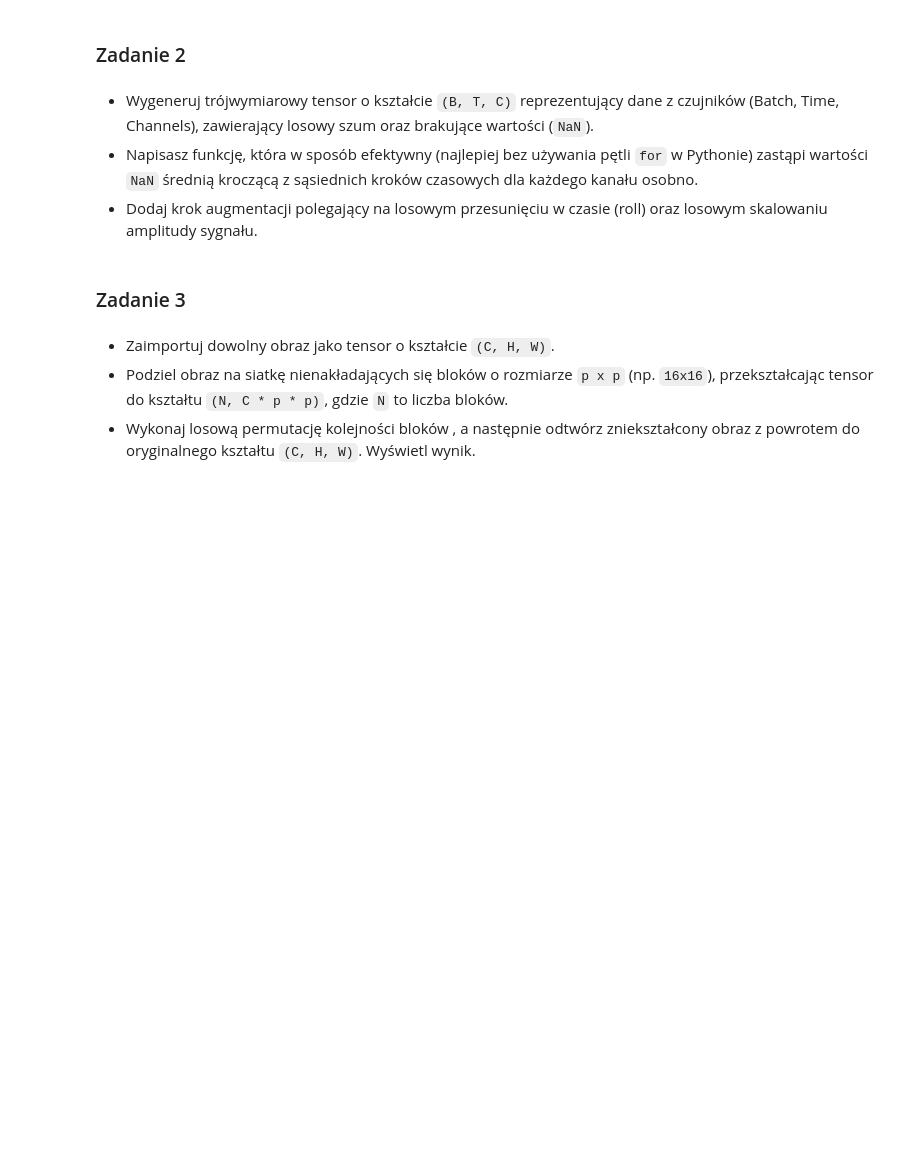
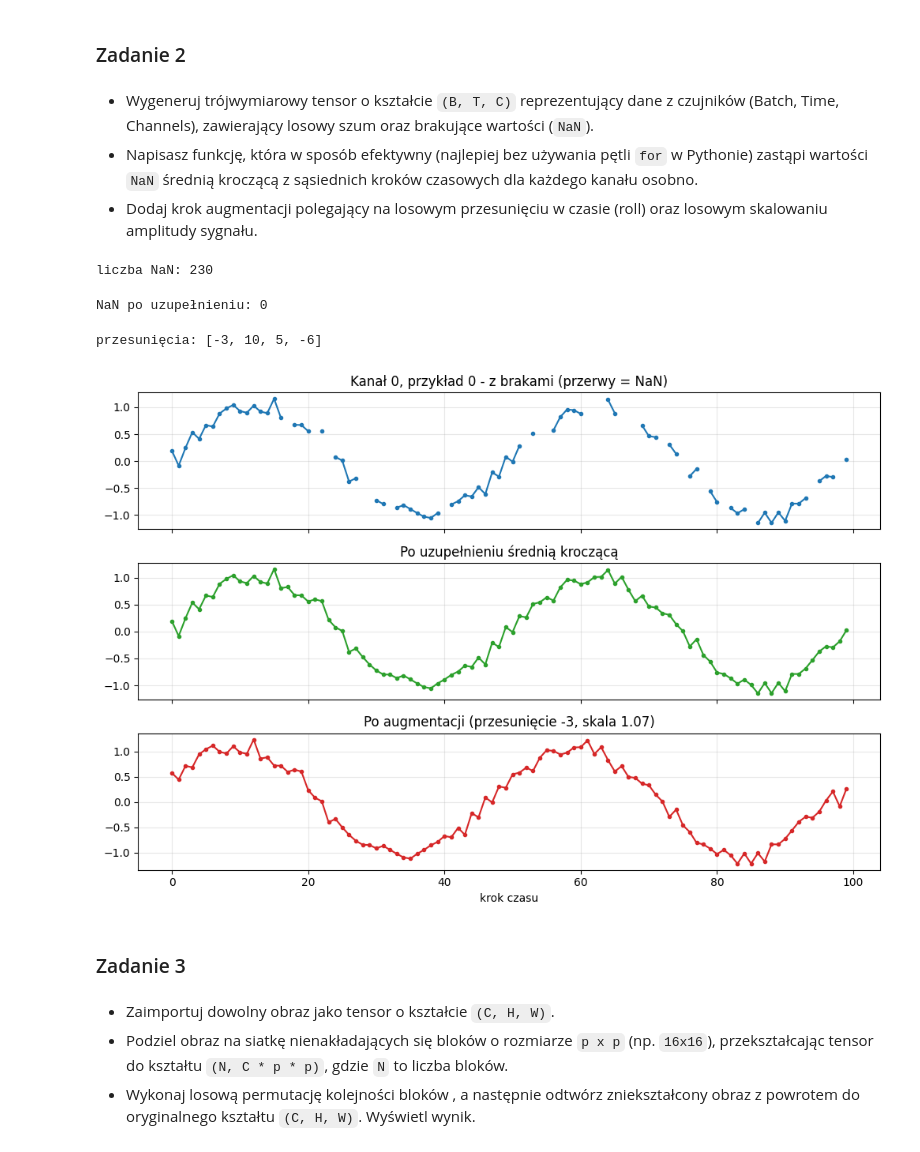
Before and after one commit to 50skydie/Uczenie-glebokie-i-jego-zastosowania, a Jupyter notebook: Pytorch_wprowadzenie.ipynb, the cells around one changed output. Drawn from its saved outputs; the diff is of its cells as text; code cells hidden in the pictures; blank space fills up the shorter version.

```diff
--- a/Pytorch_wprowadzenie.ipynb
+++ b/Pytorch_wprowadzenie.ipynb
@@ -304,6 +319,78 @@ gdzie $\varepsilon \sim \mathcal{N}(0, 1)$ używając tensorów PyTorch.
 * Wygeneruj trójwymiarowy tensor o kształcie `(B, T, C)` reprezentujący dane z czujników (Batch, Time, Channels), zawierający losowy szum oraz brakujące wartości (`NaN`).
 * Napisasz funkcję, która w sposób efektywny (najlepiej bez używania pętli `for` w Pythonie) zastąpi wartości `NaN` średnią kroczącą z sąsiednich kroków czasowych dla każdego kanału osobno.
 * Dodaj krok augmentacji polegający na losowym przesunięciu w czasie (roll) oraz losowym skalowaniu amplitudy sygnału.
+# %%
+import math
+import torch.nn.functional as F
+
+torch.manual_seed(42)
+B, T, C = 4, 100, 3
+
+# 1) Sygnał: trzy "czujniki" (sinus, cosinus, sinus o podwójnej częstotliwości) + szum
+t = torch.linspace(0, 4 * math.pi, T)
+sygnal = torch.stack([torch.sin(t), torch.cos(t), torch.sin(2 * t)], dim=-1)   # (T, C)
+dane = sygnal.unsqueeze(0).repeat(B, 1, 1) + 0.1 * torch.randn(B, T, C)       # (B, T, C)
+maska_nan = torch.rand(B, T, C) < 0.2                                          # ok. 10% braków
+dane[maska_nan] = float("nan")
+print("liczba NaN:", torch.isnan(dane).sum().item())
+# %% [output]
+liczba NaN: 230
+# %%
+# 2) Uzupełnianie NaN średnią kroczącą (bez pętli for)
+def uzupelnij_nan(x, okno=5):
+    # okno musi być nieparzyste, żeby długość sygnału się nie zmieniła
+    B, T, C = x.shape
+    nan = torch.isnan(x)
+    wartosci = torch.where(nan, torch.zeros_like(x), x)        # NaN -> 0 (nie wpływa na sumę)
+    obecne = (~nan).float()                                     # 1 = wartość znana, 0 = brak
+
+    # (B, T, C) -> (B*C, 1, T): każdy kanał każdego przykładu jako osobny sygnał 1D
+    wartosci = wartosci.permute(0, 2, 1).reshape(B * C, 1, T)
+    obecne = obecne.permute(0, 2, 1).reshape(B * C, 1, T)
+
+    jadro = torch.ones(1, 1, okno)                              # filtr sumujący okno
+    suma = F.conv1d(wartosci, jadro, padding=okno // 2)         # suma znanych wartości w oknie
+    licznik = F.conv1d(obecne, jadro, padding=okno // 2)        # ile znanych wartości w oknie
+
+    srednia = (suma / licznik.clamp(min=1)).reshape(B, C, T).permute(0, 2, 1)
+    licznik = licznik.reshape(B, C, T).permute(0, 2, 1)
+
+    # gdy w całym oknie nie ma żadnej znanej wartości - średnia kanału z całego przebiegu
+    srednia_kanalu = torch.nanmean(x, dim=1, keepdim=True).expand_as(x)
+    zastepstwo = torch.where(licznik > 0, srednia, srednia_kanalu)
+    return torch.where(nan, zastepstwo, x)
+
+dane_uzup = uzupelnij_nan(dane)
+print("NaN po uzupełnieniu:", torch.isnan(dane_uzup).sum().item())
+# %% [output]
+NaN po uzupełnieniu: 0
+# %%
+# 3) Augmentacja: losowe przesunięcie w czasie (roll) i losowe skalowanie amplitudy
+def augmentuj(x, max_przesuniecie=10, skala=(0.8, 1.2)):
+    B, T, C = x.shape
+    przes = torch.randint(-max_przesuniecie, max_przesuniecie + 1, (B,))   # osobne przesunięcie dla każdego przykładu
+    # roll bez pętli: indeks wyjścia i bierze wartość z pozycji (i - przesunięcie) mod T
+    idx = (torch.arange(T).unsqueeze(0) - przes.unsqueeze(1)) % T          # (B, T)
+    przesuniete = torch.gather(x, 1, idx.unsqueeze(-1).expand(-1, -1, C))  # (B, T, C)
+    wspolczynniki = torch.empty(B, 1, C).uniform_(*skala)                  # osobna skala dla przykładu i kanału
+    return przesuniete * wspolczynniki, przes, wspolczynniki
+
+
+dane_aug, przes, wsp = augmentuj(dane_uzup)
+print("przesunięcia:", przes.tolist())
+# %% [output]
+przesunięcia: [-3, 10, 5, -6]
+# %%
+fig, ax = plt.subplots(3, 1, figsize=(10, 7), sharex=True)
+ax[0].plot(dane[0, :, 0].numpy(), "o-", ms=3); ax[0].set_title("Kanał 0, przykład 0 - z brakami (przerwy = NaN)")
+ax[1].plot(dane_uzup[0, :, 0].numpy(), "o-", ms=3, color="tab:green"); ax[1].set_title("Po uzupełnieniu średnią kroczącą")
+ax[2].plot(dane_aug[0, :, 0].numpy(), "o-", ms=3, color="tab:red")
+ax[2].set_title(f"Po augmentacji (przesunięcie {przes[0].item()}, skala {wsp[0, 0, 0].item():.2f})")
+ax[2].set_xlabel("krok czasu")
+for a in ax: a.grid(alpha=0.3)
+plt.tight_layout(); plt.show()
+# %% [output]
+[figure, added]
 # %% [markdown]
 ### Zadanie 3
 # %% [markdown]
```
Also changed, not shown: parts of 13 cells of this notebook.
